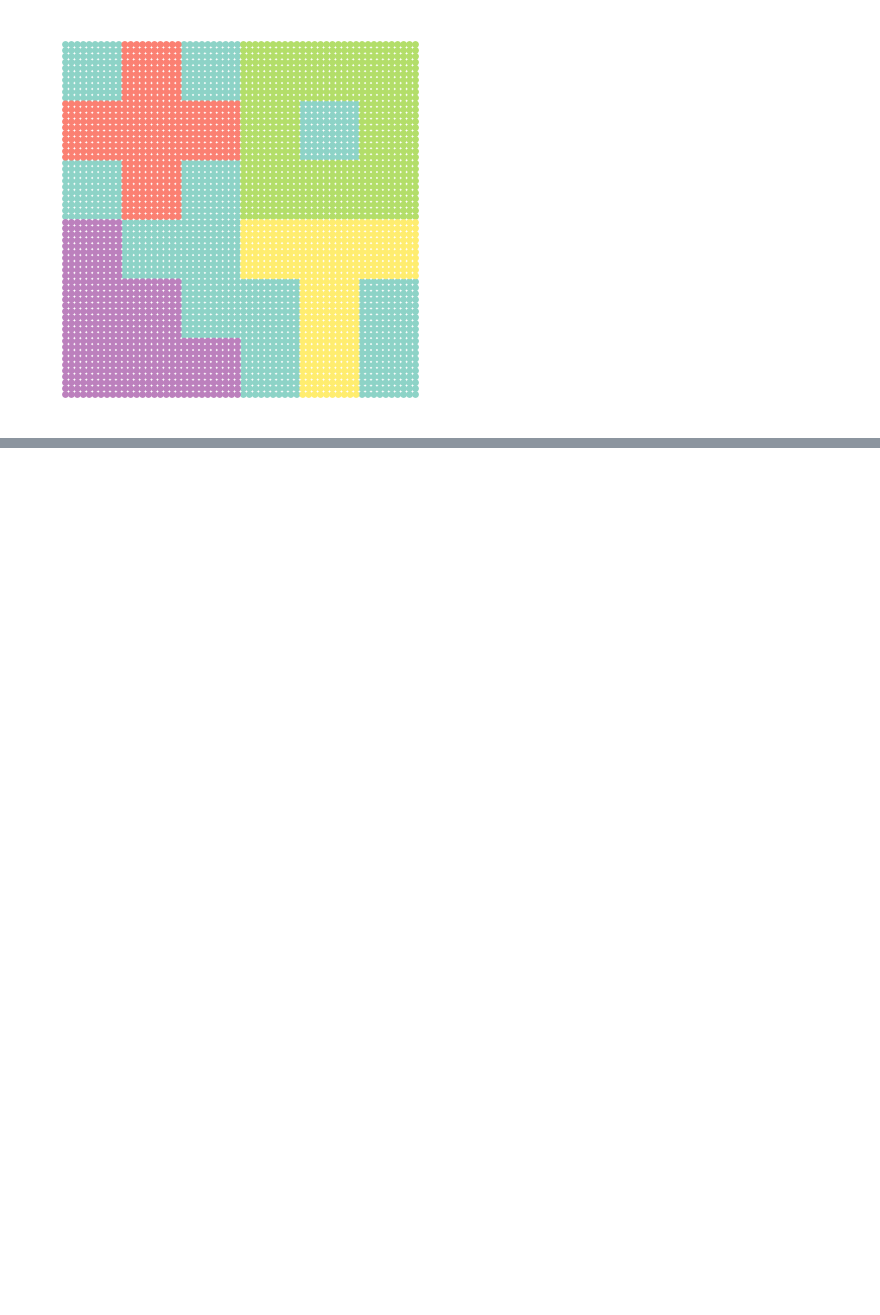
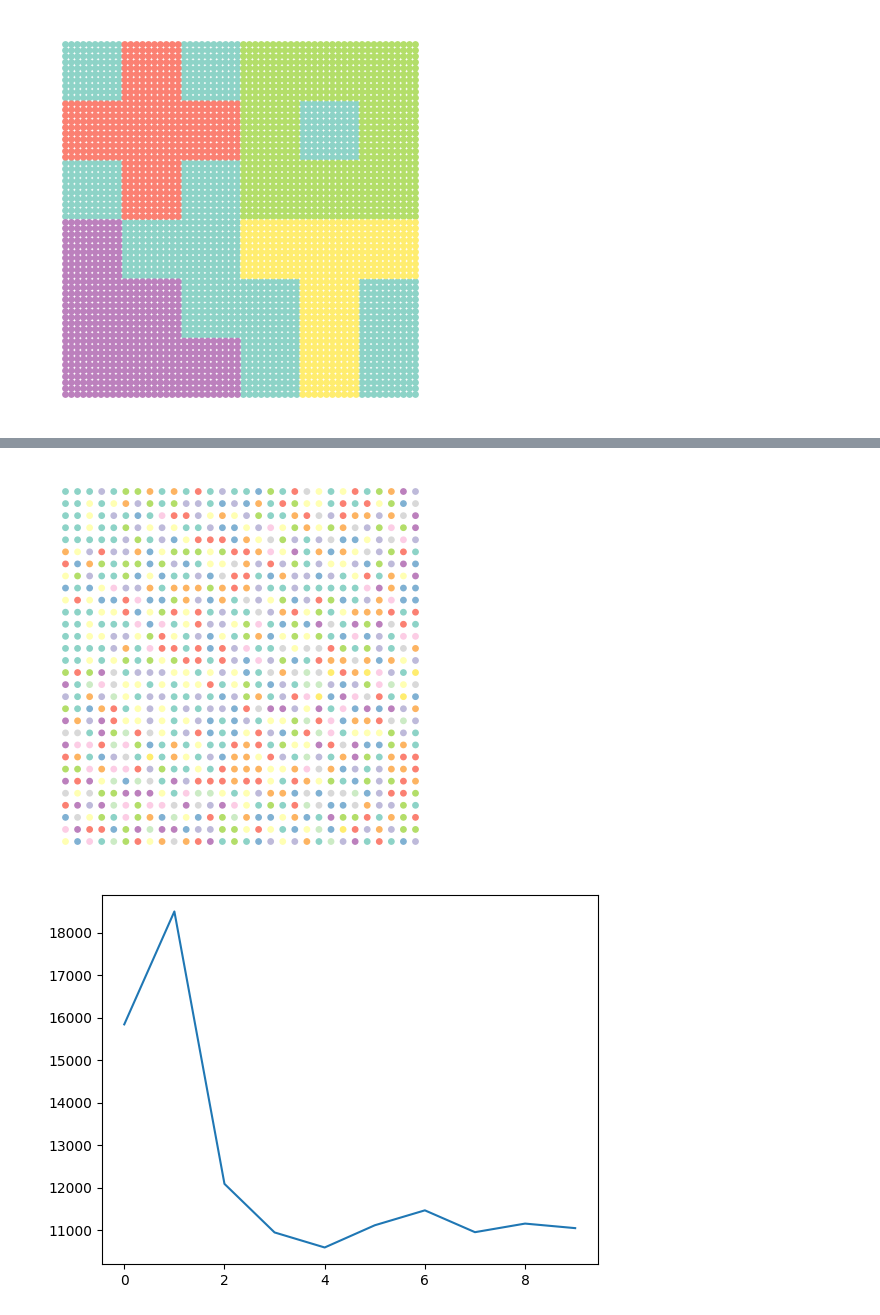
Before and after one commit to craigfouts/asterism, a Jupyter notebook: notebooks/sandbox.ipynb, the cells around one changed output, grey strips where cells are left out. Saved outputs shown, nothing was run; the diff lists cells and outputs as text; code cells hidden in the pictures; blank space fills up the shorter version.

```diff
--- a/notebooks/sandbox.ipynb
+++ b/notebooks/sandbox.ipynb
@@ -9,8 +9,8 @@ from utils import show_dataset
 # %%
 import torch
 from torch import nn
+from base import buildmethod, HotTopic
 from nets import OPTIM, MLP
-from base import buildmethod, HotTopic
 from utils import shuffle
 
 class Encoder(nn.Module):
@@ -76,7 +76,7 @@ class Encoder(nn.Module):
     def evaluate(self, X, y):
         nll = 0
 
-        for i in range(2, self._n_samples):
+        for i in range(1, self._n_samples):  # TODO: this should probably start from 1
             self._update(i, y)
             logprobs = self._logprobs(i)
             nll -= logprobs[:, y[i]].mean()
@@ -87,14 +87,14 @@ class Encoder(nn.Module):
     def forward(self, X):
         z = torch.zeros(X.shape[-2], dtype=torch.int32)
 
-        for i in range(2, self._n_samples):
+        for i in range(1, self._n_samples):
             self._update(i, z)
             probs = self._logprobs(i).exp()
             z[i] = probs.multinomial(1).squeeze().mode().values.item()
 
         return z
 
-class NCP(HotTopic, nn.Module):
+class UNCP(HotTopic, nn.Module):
     def __init__(self, wc_channels=(128, 128), bc_channels=(512, 512), lp_channels=(128, 128), act_layer='prelu', optim='adam', desc='NCP'):
         super().__init__(desc, check=False)
 
@@ -107,14 +107,14 @@ class NCP(HotTopic, nn.Module):
         self._n_steps = 200
 
     def _build(self, X, learning_rate=1e-4, weight_decay=1e-2, batch_size=16):
+        self._batch_size = X.shape[0] if X.ndim > 2 and X.shape[0] > 1 else batch_size
         self._encoder = Encoder(X.shape[-1], self.wc_channels, self.bc_channels, self.lp_channels, self.act_layer)
         self._optim = OPTIM[self.optim](self.parameters(), lr=learning_rate, weight_decay=weight_decay)
-        self._batch_size = X.shape[0] if X.ndim > 2 and X.shape[0] > batch_size else batch_size
 
         return self
 
-    def _step(self, X, y, n_perms=6, batch_size=16, n_samples=64):
-        mask, nll = torch.randperm(X.shape[0])[:batch_size], 0
+    def _step(self, X, y, n_perms=6, n_samples=64):
+        mask, nll = torch.randperm(X.shape[0])[:self._batch_size], 0
 
         for _ in range(n_perms):
             data, labels = shuffle(X[mask], y, sort=True, cut=n_samples)
@@ -163,0 +176,11 @@ show_dataset(z_locations, topics)
+# %%
+model = UNCP()
+model.fit(data, n_steps=10)
+show_dataset(data, model.labels_)
+plt.show()
+arr = torch.arange(len(model.log_))
+plt.plot(arr, model.log_)
+plt.show()
+# %% [output]
+[figure, added]
+[figure, added]
```
Also changed, not shown: parts of 3 cells of this notebook, 3 other files.
